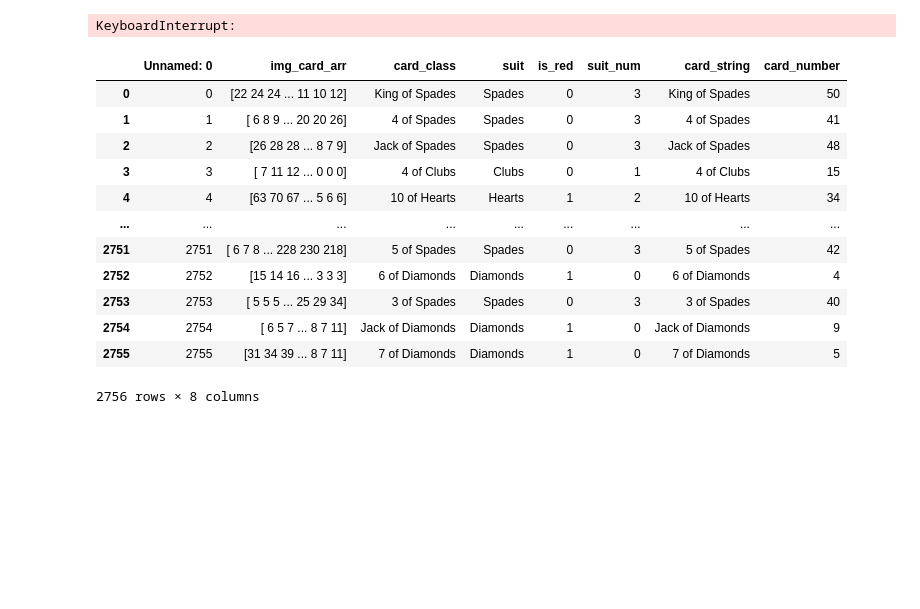
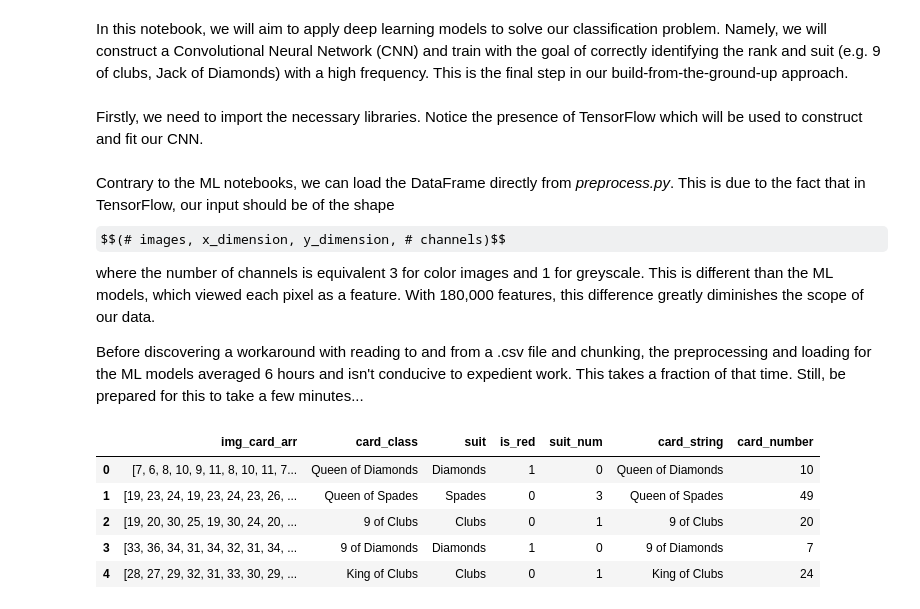
Before and after one commit to reetyf/card_CV, a Jupyter notebook: deeplearning.ipynb, the cells around one changed output. Drawn from its saved outputs; the diff is of its cells as text; code cells hidden in the pictures; some formulas as TeX source; blank space fills up the shorter version.

```diff
--- a/deeplearning.ipynb
+++ b/deeplearning.ipynb
@@ -1 +5,5 @@
+# %% [markdown]
+In this notebook, we will aim to apply deep learning models to solve our classification problem. Namely, we will construct a Convolutional Neural Network (CNN) and train with the goal of correctly identifying the rank and suit (e.g. 9 of clubs, Jack of Diamonds) with a high frequency. This is the final step in our build-from-the-ground-up approach.
+# %% [markdown]
+Firstly, we need to import the necessary libraries. Notice the presence of TensorFlow which will be used to construct and fit our CNN.
 # %%
@@ -7,24 +17,18 @@ import tensorflow as tf
+# %% [markdown]
+Contrary to the ML notebooks, we can load the DataFrame directly from *preprocess.py*. This is due to the fact that in TensorFlow, our input should be of the shape $$(# images, x_dimension, y_dimension, # channels)$$ where the number of channels is equivalent 3 for color images and 1 for greyscale. This is different than the ML models, which viewed each pixel as a feature. With 180,000 features, this difference greatly diminishes the scope of our data.
+
+Before discovering a workaround with reading to and from a .csv file and chunking, the preprocessing and loading for the ML models averaged 6 hours and isn't conducive to expedient work. This takes a fraction of that time. Still, be prepared for this to take a few minutes...
 # %%
 x_dim = 216
 y_dim = 288
-iterations = 100
 deep = True
-df = preprocess(x_dim,y_dim,deep,iterations)
+df = preprocess(x_dim,y_dim,deep)
-# %% [output]
-KeyboardInterrupt:
 # %%
-df
+df.head()
 # %% [output]
-|  | Unnamed: 0 | img_card_arr | card_class | suit | is_red | suit_num | card_string | card_number |
-| 0 | 0 | [22 24 24 ... 11 10 12] | King of Spades | Spades | 0 | 3 | King of Spades | 50 |
-| 1 | 1 | [ 6 8 9 ... 20 20 26] | 4 of Spades | Spades | 0 | 3 | 4 of Spades | 41 |
-| 2 | 2 | [26 28 28 ... 8 7 9] | Jack of Spades | Spades | 0 | 3 | Jack of Spades | 48 |
-| 3 | 3 | [ 7 11 12 ... 0 0 0] | 4 of Clubs | Clubs | 0 | 1 | 4 of Clubs | 15 |
-| 4 | 4 | [63 70 67 ... 5 6 6] | 10 of Hearts | Hearts | 1 | 2 | 10 of Hearts | 34 |
-| ... | ... | ... | ... | ... | ... | ... | ... | ... |
-| 2751 | 2751 | [ 6 7 8 ... 228 230 218] | 5 of Spades | Spades | 0 | 3 | 5 of Spades | 42 |
-| 2752 | 2752 | [15 14 16 ... 3 3 3] | 6 of Diamonds | Diamonds | 1 | 0 | 6 of Diamonds | 4 |
-| 2753 | 2753 | [ 5 5 5 ... 25 29 34] | 3 of Spades | Spades | 0 | 3 | 3 of Spades | 40 |
-| 2754 | 2754 | [ 6 5 7 ... 8 7 11] | Jack of Diamonds | Diamonds | 1 | 0 | Jack of Diamonds | 9 |
-| 2755 | 2755 | [31 34 39 ... 8 7 11] | 7 of Diamonds | Diamonds | 1 | 0 | 7 of Diamonds | 5 |
+|  | img_card_arr | card_class | suit | is_red | suit_num | card_string | card_number |
+| 0 | [7, 6, 8, 10, 9, 11, 8, 10, 11, 7... | Queen of Diamonds | Diamonds | 1 | 0 | Queen of Diamonds | 10 |
+| 1 | [19, 23, 24, 19, 23, 24, 23, 26, ... | Queen of Spades | Spades | 0 | 3 | Queen of Spades | 49 |
+| 2 | [19, 20, 30, 25, 19, 30, 24, 20, ... | 9 of Clubs | Clubs | 0 | 1 | 9 of Clubs | 20 |
+| 3 | [33, 36, 34, 31, 34, 32, 31, 34, ... | 9 of Diamonds | Diamonds | 1 | 0 | 9 of Diamonds | 7 |
+| 4 | [28, 27, 29, 32, 31, 33, 30, 29, ... | King of Clubs | Clubs | 0 | 1 | King of Clubs | 24 |
-2756 rows × 8 columns
```
Also changed, not shown: parts of 49 cells of this notebook, 6 other files.
